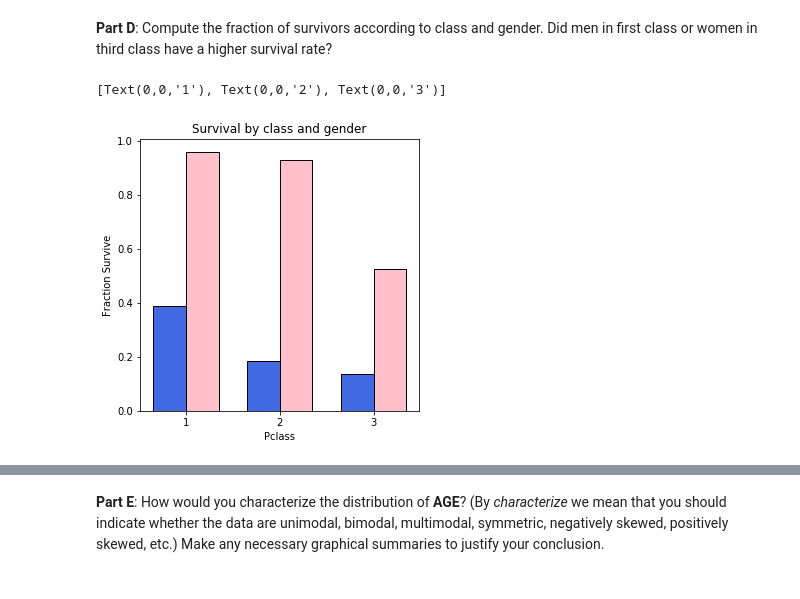
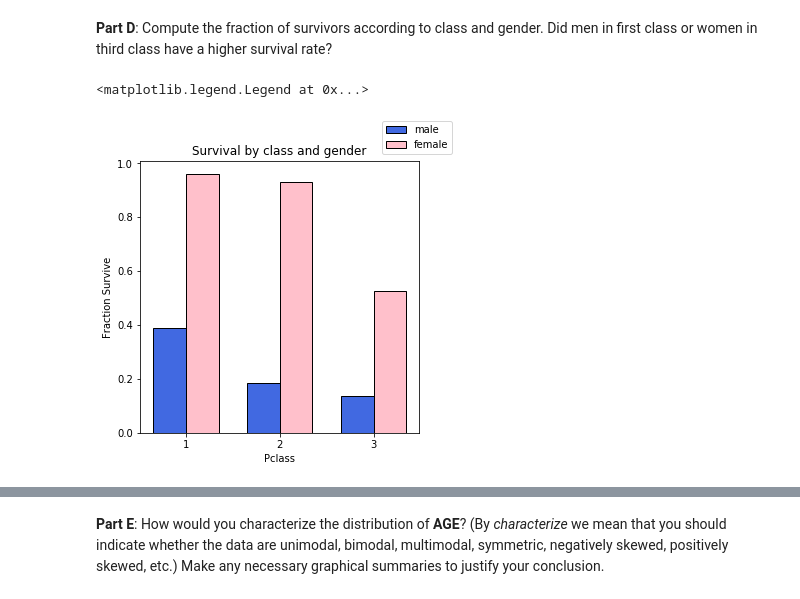
Before and after one commit to howardmonington/friendly-fortnight, a Jupyter notebook: homework/homework1/hmwk01_Kennedy_Alex.ipynb, the cells around one changed output, grey strips where cells are left out. Drawn from its saved outputs; the diff is of its cells as text; code cells hidden in the pictures.

```diff
--- a/homework/homework1/hmwk01_Kennedy_Alex.ipynb
+++ b/homework/homework1/hmwk01_Kennedy_Alex.ipynb
@@ -597,25 +597,26 @@ By the looks of it, the class warfare theory is shaping up to be true based on t
 # %%
 class_gender_dataframe = dfTitanic.loc[:, ["Survived", "Sex", "Pclass"]]
 cgfractionsurvive = []
 for c in np.sort(class_gender_dataframe["Pclass"].unique()):
     for s in class_gender_dataframe["Sex"].unique():
         specificcgdf = class_gender_dataframe.loc[class_gender_dataframe["Sex"] == s].loc[class_gender_dataframe["Pclass"] == c]
         totalincg = specificcgdf.shape[0]
         totalsurvivecg = specificcgdf.loc[specificcgdf["Survived"] == 1].shape[0]
         cgfractionsurvive.append(((s + str(c)),(totalsurvivecg / totalincg)))
 class_gender_dataframe.head()
 males_survive = [v for i, v in enumerate(cgfractionsurvive) if ("male" in v[0]) and ("female" not in v[0])]
 females_survive = [v for i, v in enumerate(cgfractionsurvive) if ("female" in v[0])]
 fig, axes = plt.subplots(1,1, figsize = (5,5))
 width = 0.35
-rects1 = axes.bar(range(1,4), [i[1] for i in males_survive], width, color='royalblue', edgecolor = "black")
-rects2 = axes.bar([i + width for i in range(1,4)], [i[1] for i in females_survive], width, color='pink', edgecolor = "black")
+rects1 = axes.bar(range(1,4), [i[1] for i in males_survive],width, label = "male",  color='royalblue', edgecolor = "black")
+rects2 = axes.bar([i + width for i in range(1,4)], [i[1] for i in females_survive],width, label = "female", color='pink', edgecolor = "black")
 # add some
 axes.set_ylabel('Fraction Survive')
 axes.set_title('Survival by class and gender')
 axes.set_xticks([i + width/2 for i in range(1,4)])
 axes.set_xlabel("Pclass")
 axes.set_xticklabels( ('1', '2', '3') )
+fig.legend()
 # %% [output]
-[Text(0,0,'1'), Text(0,0,'2'), Text(0,0,'3')]
+<matplotlib.legend.Legend at 0x...>
-[figure, old version]
+[figure, new version]
```
Also changed, not shown: parts of 10 cells of this notebook, 4 other files.
